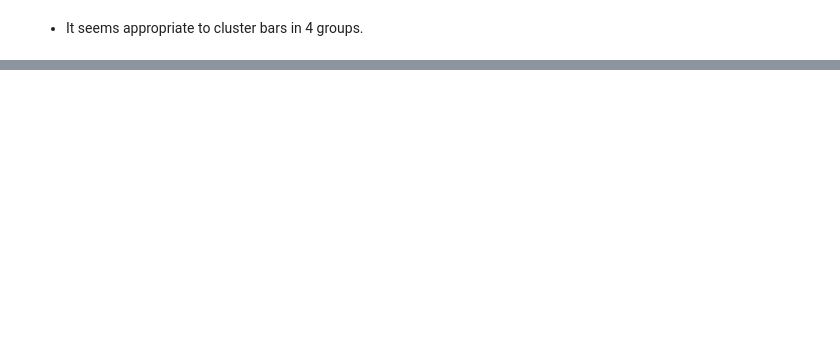
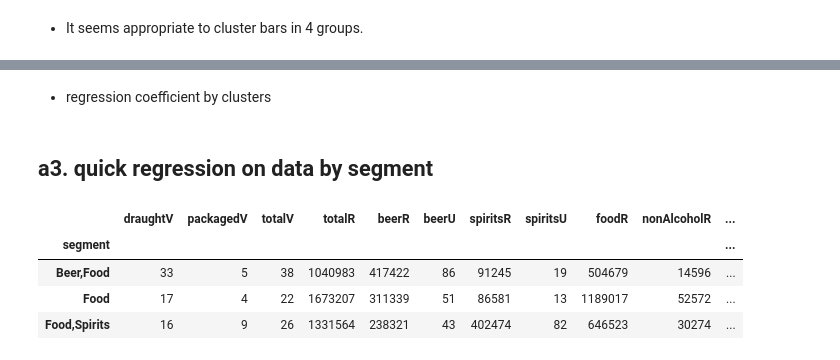
Before and after one commit to kookoowaa/Projects, a Jupyter notebook: WB project/Report.ipynb, the cells around one changed output, grey strips where cells are left out. Cells and saved outputs as stored; diff of their text form; code cells hidden in the pictures; blank space fills up the shorter version.

```diff
--- a/WB project/Report.ipynb
+++ b/WB project/Report.ipynb
@@ -1321,0 +1296,12 @@ summ.sojuU/summ.beerU
+# %% [markdown]
+- regression coefficient by clusters
+# %% [markdown]
+## a3. quick regression on data by segment
+# %%
+data.groupby('segment').mean().astype(int)
+# %% [output]
+|  | draughtV | packagedV | totalV | totalR | beerR | beerU | spiritsR | spiritsU | foodR | nonAlcoholR | ... |
+| segment |  |  |  |  |  |  |  |  |  |  | ... |
+| Beer,Food | 33 | 5 | 38 | 1040983 | 417422 | 86 | 91245 | 19 | 504679 | 14596 | ... |
+| Food | 17 | 4 | 22 | 1673207 | 311339 | 51 | 86581 | 13 | 1189017 | 52572 | ... |
+| Food,Spirits | 16 | 9 | 26 | 1331564 | 238321 | 43 | 402474 | 82 | 646523 | 30274 | ... |
```
Also changed, not shown: parts of 51 cells of this notebook, 2 other files.
